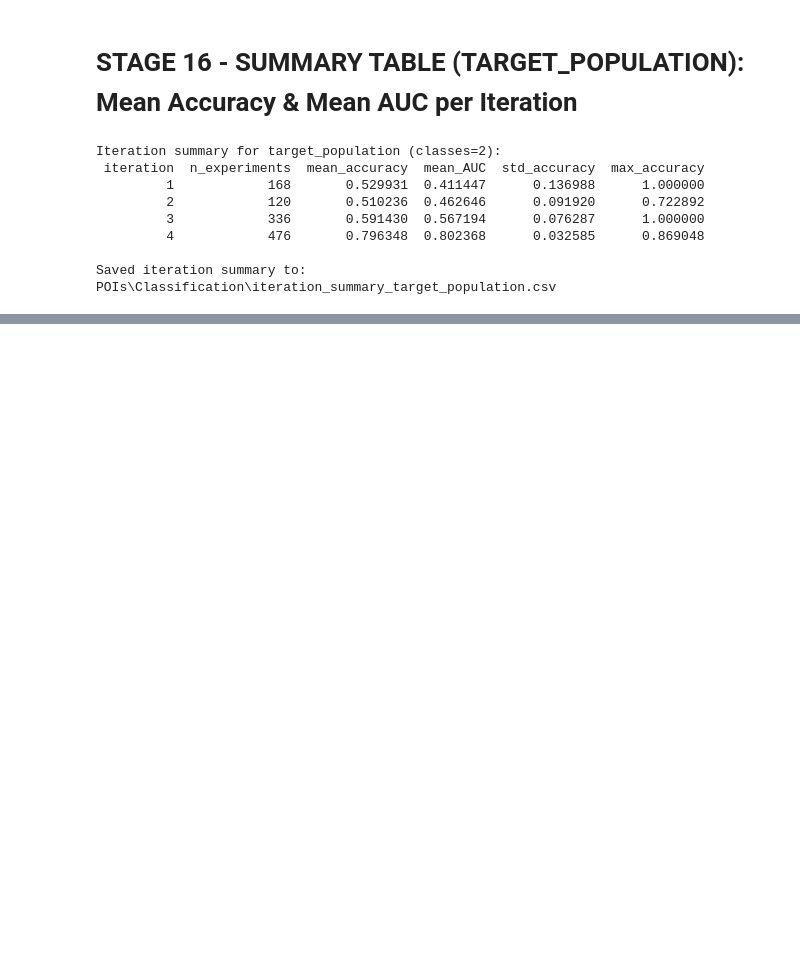
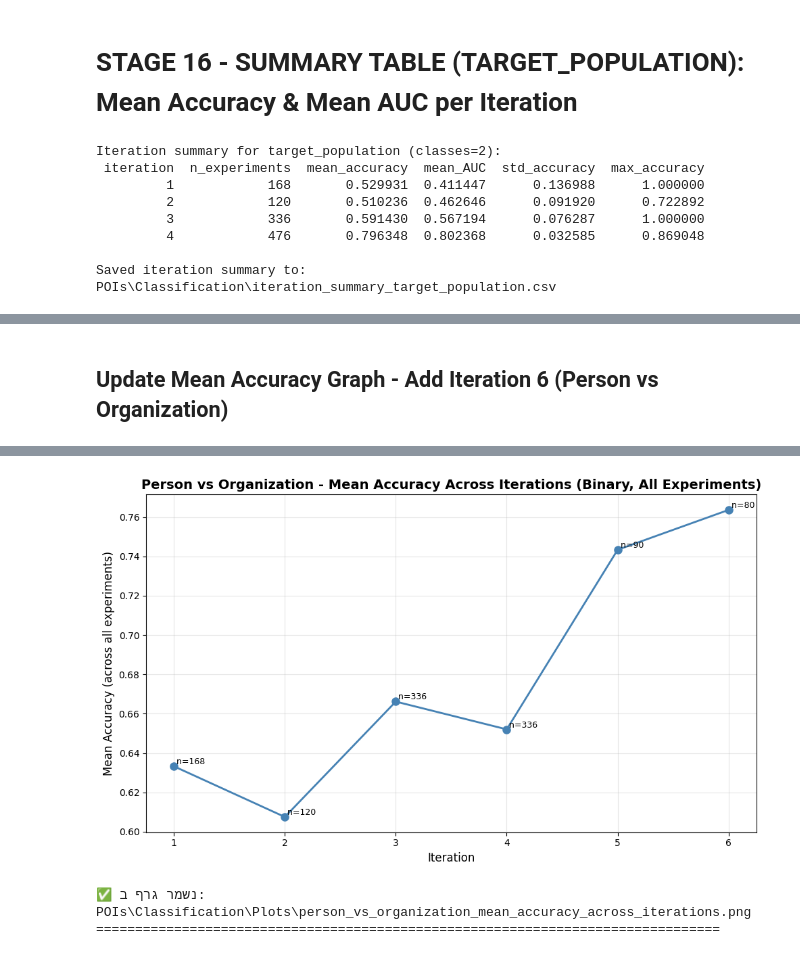
Before and after one commit to Nitaybenadmon123/Iran, a Jupyter notebook: Iranian_Users_Data_Analysis.ipynb, the cells around one changed output, grey strips where cells are left out. Drawn from its saved outputs; the diff is of its cells as text; code cells hidden in the pictures; blank space fills up the shorter version.

```diff
--- a/Iranian_Users_Data_Analysis.ipynb
+++ b/Iranian_Users_Data_Analysis.ipynb
@@ -14334,0 +18145,71 @@ plot_mean_accuracy(
+# %% [markdown]
+## Update Mean Accuracy Graph - Add Iteration 6 (Person vs Organization)
+# %%
+import pandas as pd
+import numpy as np
+from pathlib import Path
+import matplotlib.pyplot as plt
+
+# Paths
+EXPERIMENTS_FILE = Path("POIs") / "Classification" / "Experiments" / "experiments_results.csv"
+PLOTS_DIR = Path("POIs") / "Classification" / "Plots"
+PLOTS_DIR.mkdir(parents=True, exist_ok=True)
+
+print("=" * 80)
+print("UPDATE MEAN ACCURACY GRAPH - PERSON VS ORGANIZATION (Including Iteration 6)")
+print("=" * 80)
+
+# Load data
+df = pd.read_csv(EXPERIMENTS_FILE, encoding="utf-8", on_bad_lines="skip")
+
+# Clean and filter
+df["iteration"] = pd.to_numeric(df["iteration"], errors="coerce")
+df["#classes"] = pd.to_numeric(df["#classes"], errors="coerce")
+df["accuracy"] = pd.to_numeric(df["accuracy"], errors="coerce")
+
+df = df.dropna(subset=["iteration", "#classes", "accuracy"]).copy()
+df["iteration"] = df["iteration"].astype(int)
+df["#classes"] = df["#classes"].astype(int)
+
+# Binary only
+df = df[df["#classes"] == 2].copy()
+
+# Filter for person_vs_organization
+sub = df[df["target_column"] == "person_vs_organization"].copy()
+
+if sub.empty:
+    print("WARNING: No data found for person_vs_organization")
+else:
+    # Calculate mean accuracy per iteration
+    summary = (
+        sub.groupby("iteration", as_index=False)
+           .agg(mean_accuracy=("accuracy", "mean"),
+                n_experiments=("accuracy", "count"))
+           .sort_values("iteration")
+    )
+
+    print("\nIteration Summary (Person vs Organization):")
+    print(summary.to_string(index=False))
+
+    # Plot
+    plt.figure(figsize=(10, 6))
+    plt.plot(summary["iteration"], summary["mean_accuracy"], marker="o", linewidth=2, markersize=8, color='steelblue')
+    plt.xlabel("Iteration", fontsize=12)
+    plt.ylabel("Mean Accuracy (across all experiments)", fontsize=12)
+    plt.title("Person vs Organization - Mean Accuracy Across Iterations (Binary, All Experiments)", fontsize=14, fontweight='bold')
+    plt.grid(True, alpha=0.3)
+
+    # Annotate with n_experiments
+    for _, r in summary.iterrows():
+        plt.text(int(r["iteration"]), float(r["mean_accuracy"]),
+                f" n={int(r['n_experiments'])}", fontsize=9, va="bottom", ha="left")
+
+    # Save
+    plot_file = PLOTS_DIR / "person_vs_organization_mean_accuracy_across_iterations.png"
+    plt.tight_layout()
+    plt.savefig(plot_file, dpi=200)
+    plt.show()
+
+    print(f"\n✅ נשמר גרף ב: {plot_file}")
+    print("=" * 80)
+# %% [output]
@@ -14334,0 +18228,3 @@ plot_mean_accuracy(
+[figure, added]
+✅ נשמר גרף ב: POIs\Classification\Plots\person_vs_organization_mean_accuracy_across_iterations.png
+================================================================================
```
Also changed, not shown: parts of 37 cells of this notebook, 33 other files.
